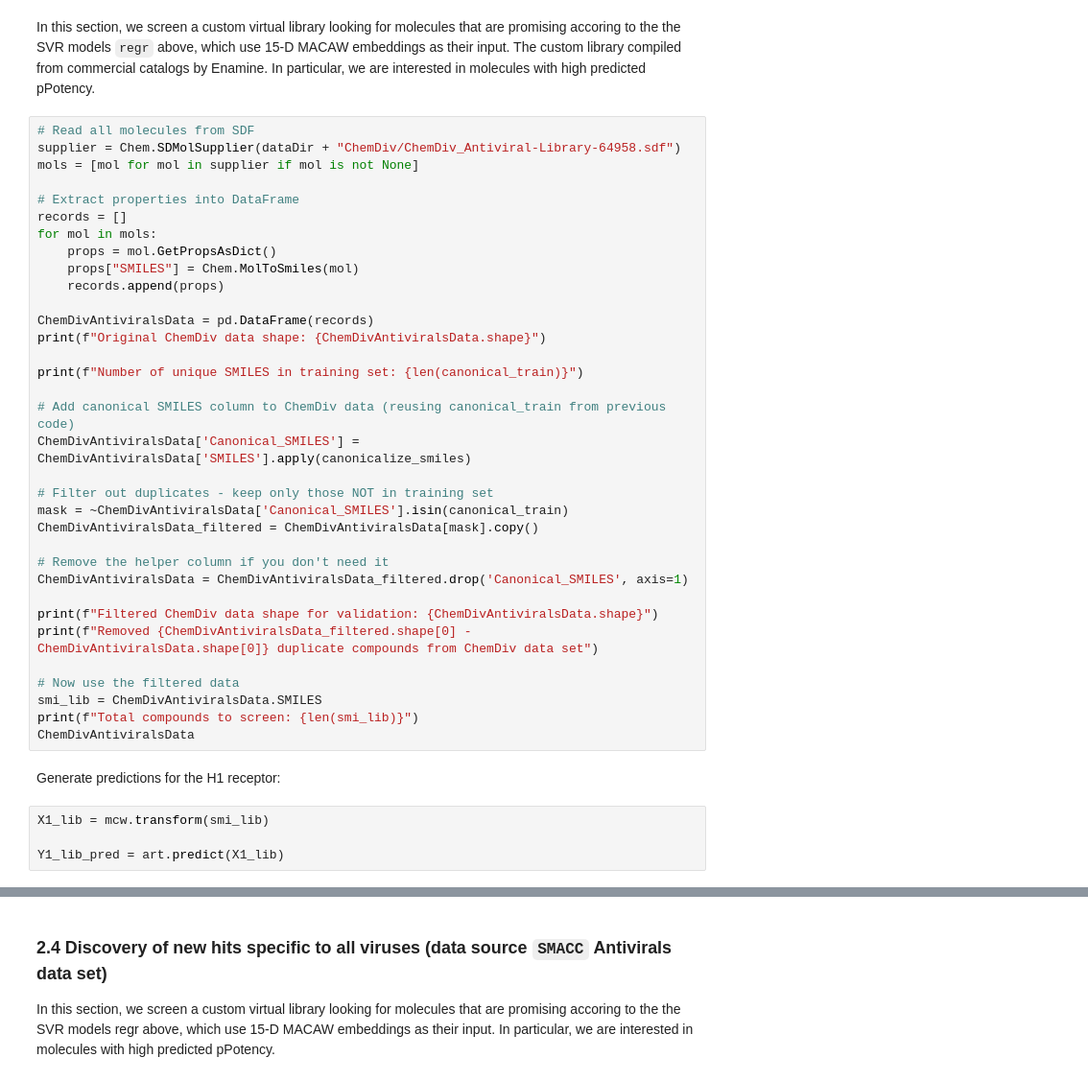
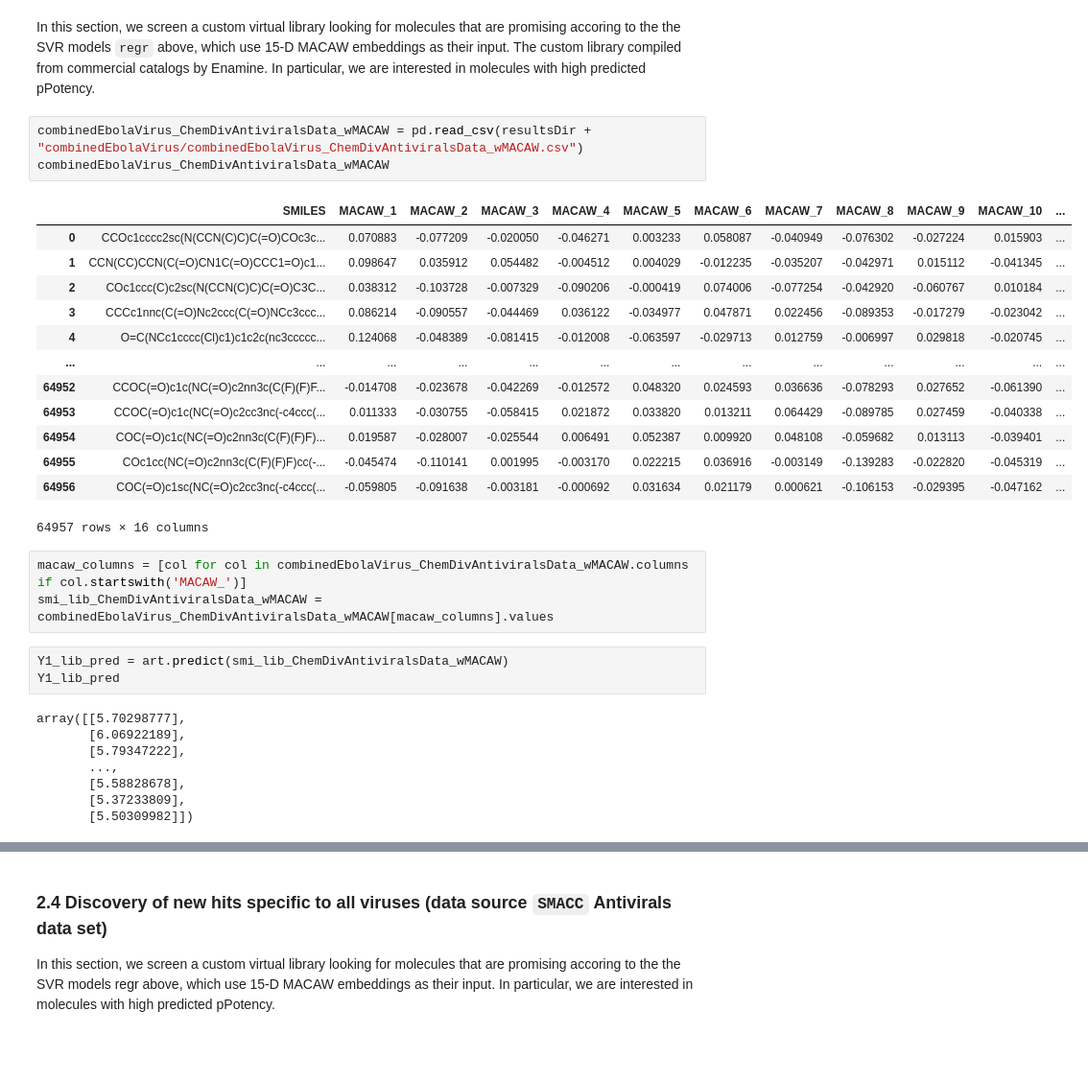
Before and after one commit to soumyadeepghosh35/DTRA_ART, a Jupyter notebook: DTRA_project_notebooks/Step5_ART_Ebola.ipynb, the cells around one changed output, grey strips where cells are left out. Shown at 96% size. Cells and saved outputs as stored; diff of their text form; blank space fills up the shorter version.

```diff
--- a/DTRA_project_notebooks/Step5_ART_Ebola.ipynb
+++ b/DTRA_project_notebooks/Step5_ART_Ebola.ipynb
@@ -737,43 +345,34 @@ display(img)
 ## 2.3 Discovery of new hits specific to all viruses (data source `chemDiv` data set)
 # %% [markdown]
 In this section, we screen a custom virtual library looking for molecules that are promising accoring to the the SVR models `regr` above, which use 15-D MACAW embeddings as their input. The custom library compiled from commercial catalogs by Enamine. In particular, we are interested in molecules with high predicted pPotency.
-# %%
-# Read all molecules from SDF
-supplier = Chem.SDMolSupplier(dataDir + "ChemDiv/ChemDiv_Antiviral-Library-64958.sdf")
-mols = [mol for mol in supplier if mol is not None]
-
-# Extract properties into DataFrame
-records = []
-for mol in mols:
-    props = mol.GetPropsAsDict()
-    props["SMILES"] = Chem.MolToSmiles(mol)
-    records.append(props)
-
-ChemDivAntiviralsData = pd.DataFrame(records)
-print(f"Original ChemDiv data shape: {ChemDivAntiviralsData.shape}")
-
-print(f"Number of unique SMILES in training set: {len(canonical_train)}")
-
-# Add canonical SMILES column to ChemDiv data (reusing canonical_train from previous code)
-ChemDivAntiviralsData['Canonical_SMILES'] = ChemDivAntiviralsData['SMILES'].apply(canonicalize_smiles)
-
-# Filter out duplicates - keep only those NOT in training set
-mask = ~ChemDivAntiviralsData['Canonical_SMILES'].isin(canonical_train)
-ChemDivAntiviralsData_filtered = ChemDivAntiviralsData[mask].copy()
-
-# Remove the helper column if you don't need it
-ChemDivAntiviralsData = ChemDivAntiviralsData_filtered.drop('Canonical_SMILES', axis=1)
-
-print(f"Filtered ChemDiv data shape for validation: {ChemDivAntiviralsData.shape}")
-print(f"Removed {ChemDivAntiviralsData_filtered.shape[0] - ChemDivAntiviralsData.shape[0]} duplicate compounds from ChemDiv data set")
-
-# Now use the filtered data
-smi_lib = ChemDivAntiviralsData.SMILES
-print(f"Total compounds to screen: {len(smi_lib)}")
-ChemDivAntiviralsData
-# %% [markdown]
-Generate predictions for the H1 receptor:
-# %%
-X1_lib = mcw.transform(smi_lib)
-
-Y1_lib_pred = art.predict(X1_lib)
+# %%
+combinedEbolaVirus_ChemDivAntiviralsData_wMACAW = pd.read_csv(resultsDir + "combinedEbolaVirus/combinedEbolaVirus_ChemDivAntiviralsData_wMACAW.csv")
+combinedEbolaVirus_ChemDivAntiviralsData_wMACAW
+# %% [output]
+|  | SMILES | MACAW_1 | MACAW_2 | MACAW_3 | MACAW_4 | MACAW_5 | MACAW_6 | MACAW_7 | MACAW_8 | MACAW_9 | MACAW_10 | ... |
+| 0 | CCOc1cccc2sc(N(CCN(C)C)C(=O)COc3c... | 0.070883 | -0.077209 | -0.020050 | -0.046271 | 0.003233 | 0.058087 | -0.040949 | -0.076302 | -0.027224 | 0.015903 | ... |
+| 1 | CCN(CC)CCN(C(=O)CN1C(=O)CCC1=O)c1... | 0.098647 | 0.035912 | 0.054482 | -0.004512 | 0.004029 | -0.012235 | -0.035207 | -0.042971 | 0.015112 | -0.041345 | ... |
+| 2 | COc1ccc(C)c2sc(N(CCN(C)C)C(=O)C3C... | 0.038312 | -0.103728 | -0.007329 | -0.090206 | -0.000419 | 0.074006 | -0.077254 | -0.042920 | -0.060767 | 0.010184 | ... |
+| 3 | CCCc1nnc(C(=O)Nc2ccc(C(=O)NCc3ccc... | 0.086214 | -0.090557 | -0.044469 | 0.036122 | -0.034977 | 0.047871 | 0.022456 | -0.089353 | -0.017279 | -0.023042 | ... |
+| 4 | O=C(NCc1cccc(Cl)c1)c1c2c(nc3ccccc... | 0.124068 | -0.048389 | -0.081415 | -0.012008 | -0.063597 | -0.029713 | 0.012759 | -0.006997 | 0.029818 | -0.020745 | ... |
+| ... | ... | ... | ... | ... | ... | ... | ... | ... | ... | ... | ... | ... |
+| 64952 | CCOC(=O)c1c(NC(=O)c2nn3c(C(F)(F)F... | -0.014708 | -0.023678 | -0.042269 | -0.012572 | 0.048320 | 0.024593 | 0.036636 | -0.078293 | 0.027652 | -0.061390 | ... |
+| 64953 | CCOC(=O)c1c(NC(=O)c2cc3nc(-c4ccc(... | 0.011333 | -0.030755 | -0.058415 | 0.021872 | 0.033820 | 0.013211 | 0.064429 | -0.089785 | 0.027459 | -0.040338 | ... |
+| 64954 | COC(=O)c1c(NC(=O)c2nn3c(C(F)(F)F)... | 0.019587 | -0.028007 | -0.025544 | 0.006491 | 0.052387 | 0.009920 | 0.048108 | -0.059682 | 0.013113 | -0.039401 | ... |
+| 64955 | COc1cc(NC(=O)c2nn3c(C(F)(F)F)cc(-... | -0.045474 | -0.110141 | 0.001995 | -0.003170 | 0.022215 | 0.036916 | -0.003149 | -0.139283 | -0.022820 | -0.045319 | ... |
+| 64956 | COC(=O)c1sc(NC(=O)c2cc3nc(-c4ccc(... | -0.059805 | -0.091638 | -0.003181 | -0.000692 | 0.031634 | 0.021179 | 0.000621 | -0.106153 | -0.029395 | -0.047162 | ... |
+64957 rows × 16 columns
+# %%
+macaw_columns = [col for col in combinedEbolaVirus_ChemDivAntiviralsData_wMACAW.columns if col.startswith('MACAW_')]
+smi_lib_ChemDivAntiviralsData_wMACAW = combinedEbolaVirus_ChemDivAntiviralsData_wMACAW[macaw_columns].values
+# %%
+Y1_lib_pred = art.predict(smi_lib_ChemDivAntiviralsData_wMACAW)
+Y1_lib_pred
+# %% [output]
+array([[5.70298777],
+       [6.06922189],
+       [5.79347222],
+       ...,
+       [5.58828678],
+       [5.37233809],
+       [5.50309982]])
```
Also changed, not shown: parts of 111 cells of this notebook.
